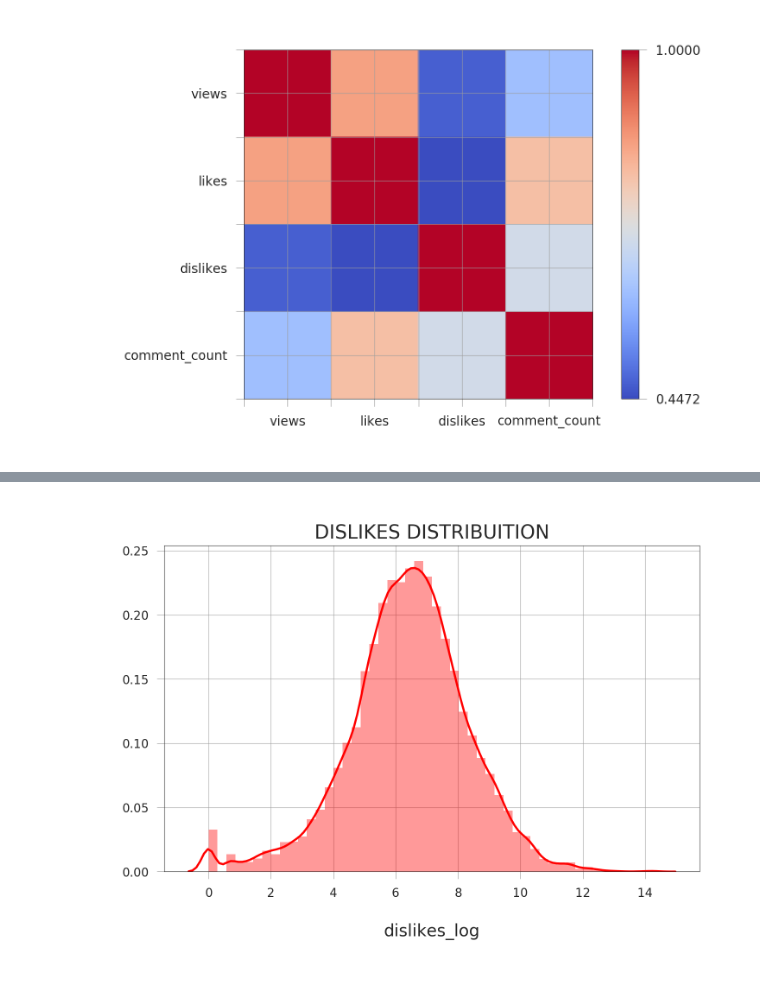
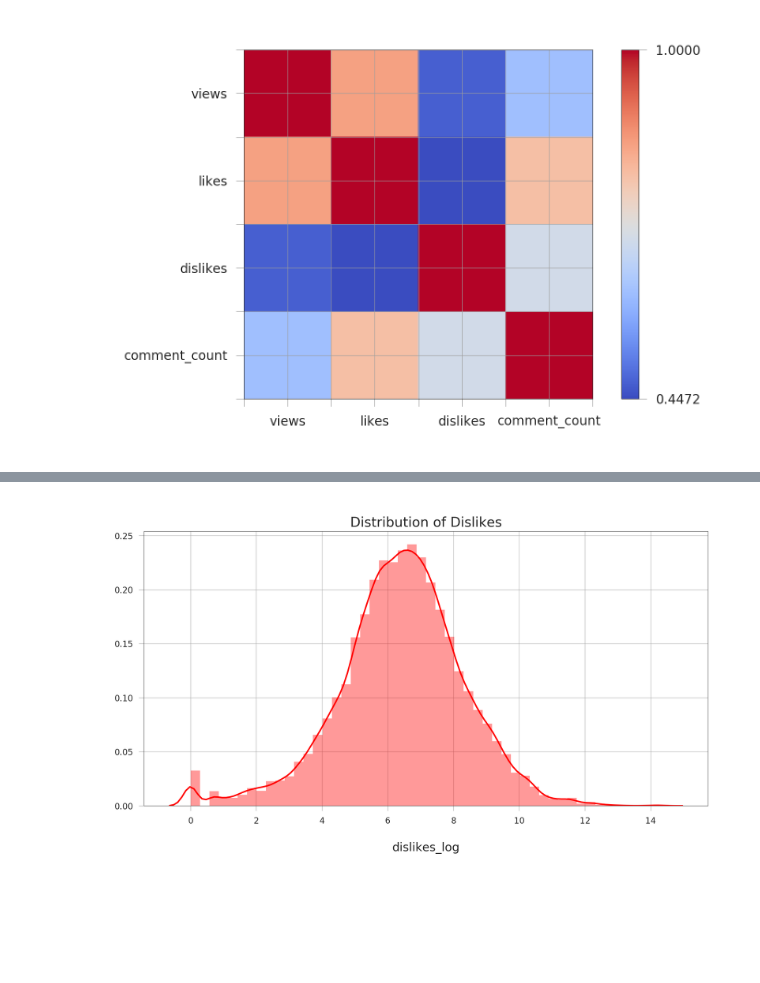
Before and after one commit to AbhinavShank/Youtube-Trending, a Jupyter notebook: YTAnalysis_USA.ipynb, the cells around one changed output, grey strips where cells are left out. Saved outputs shown, nothing was run; the diff lists cells and outputs as text; code cells hidden in the pictures; blank space fills up the shorter version.

```diff
--- a/YTAnalysis_USA.ipynb
+++ b/YTAnalysis_USA.ipynb
@@ -345,6 +344,7 @@ plt.show();
 # %%
-g3 = sns.distplot(df['dislikes_log'], color='r')
-g3.set_title("DISLIKES DISTRIBUITION", fontsize=16);
+plt.figure(figsize = (12,6))
+l3 = sns.distplot(df['dislikes_log'], color='r')
+l3.set_title("Distribution of Dislikes", fontsize=16);
 # %% [output]
-[figure, old version]
+[figure, new version]
 # %%
```
Also changed, not shown: parts of 18 cells of this notebook.
